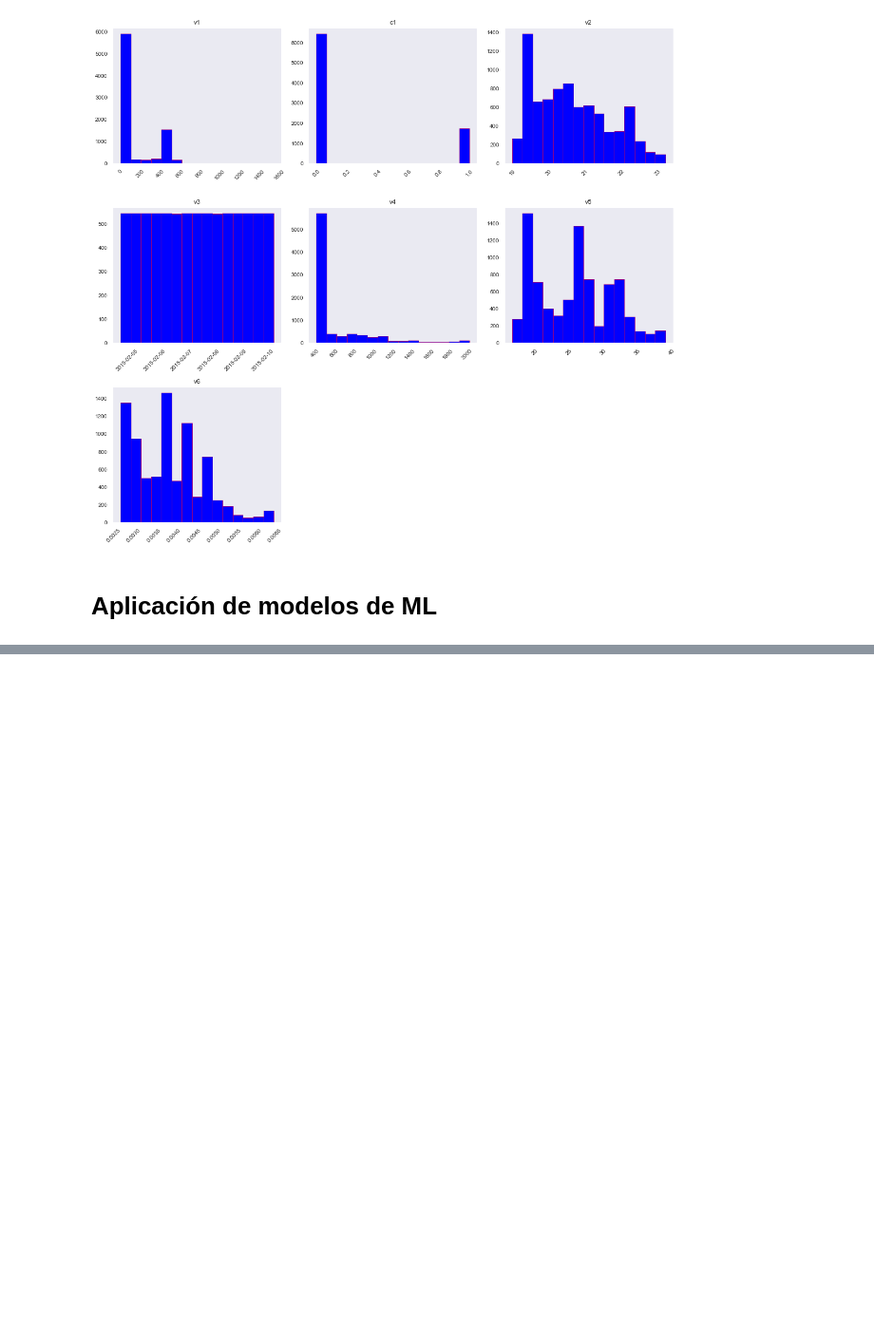
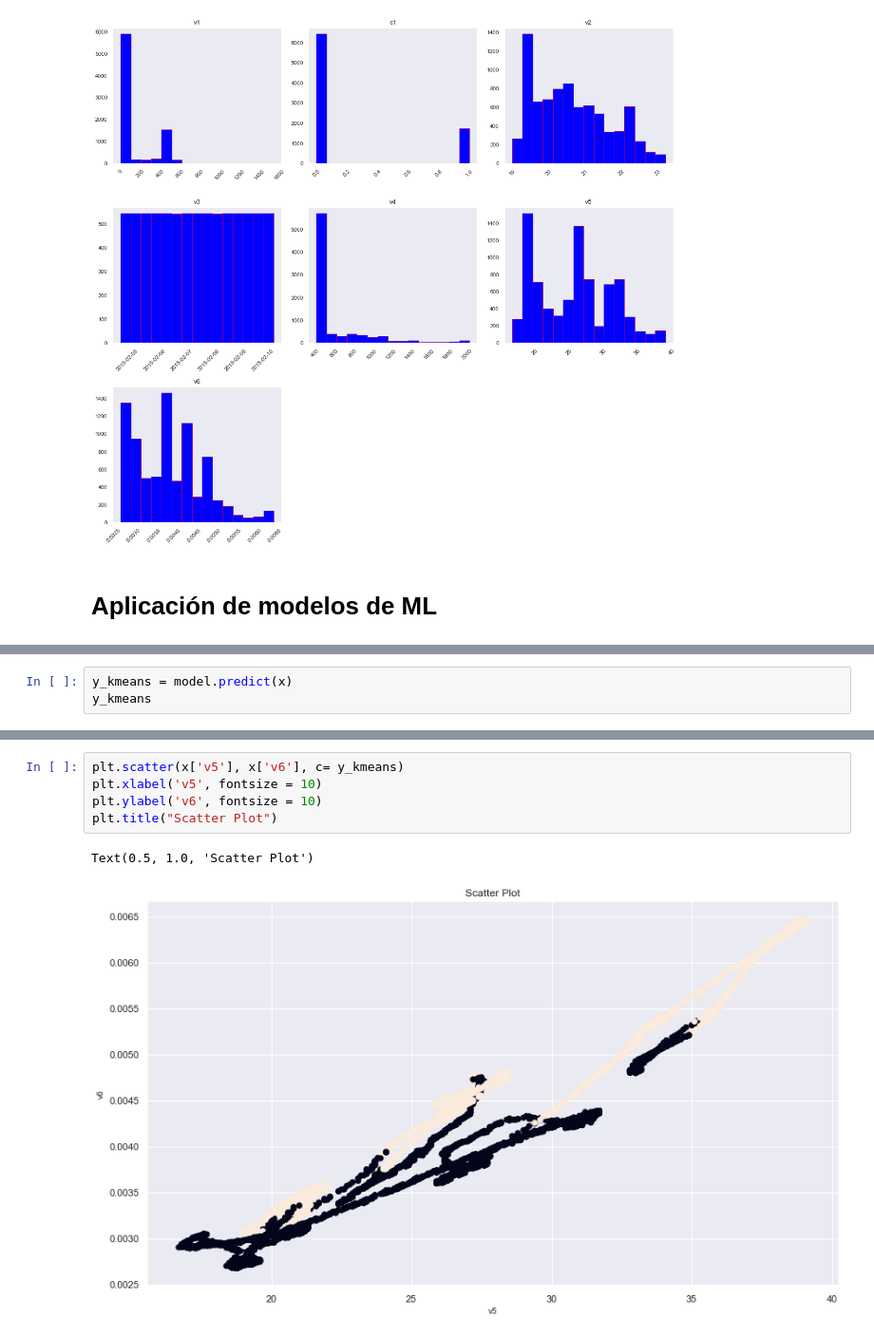
Before and after one commit to JesusAntonio9/VINKOS_TEST, a Jupyter notebook: Prueba ciencia de datos.ipynb, the cells around one changed output, grey strips where cells are left out. Shown at 95% size. Cells and saved outputs as stored; diff of their text form; blank space fills up the shorter version.

```diff
--- a/Prueba ciencia de datos.ipynb
+++ b/Prueba ciencia de datos.ipynb
@@ -517,0 +572,3 @@ plt.tight_layout(rect=(0, 0, 1.5, 1.5))
+# %%
+y_kmeans = model.predict(x)
+y_kmeans
@@ -517,0 +602,8 @@ plt.tight_layout(rect=(0, 0, 1.5, 1.5))
+# %%
+plt.scatter(x['v5'], x['v6'], c= y_kmeans)
+plt.xlabel('v5', fontsize = 10)
+plt.ylabel('v6', fontsize = 10)
+plt.title("Scatter Plot")
+# %% [output]
+Text(0.5, 1.0, 'Scatter Plot')
+[figure, added]
```
Also changed, not shown: parts of 19 cells of this notebook.
